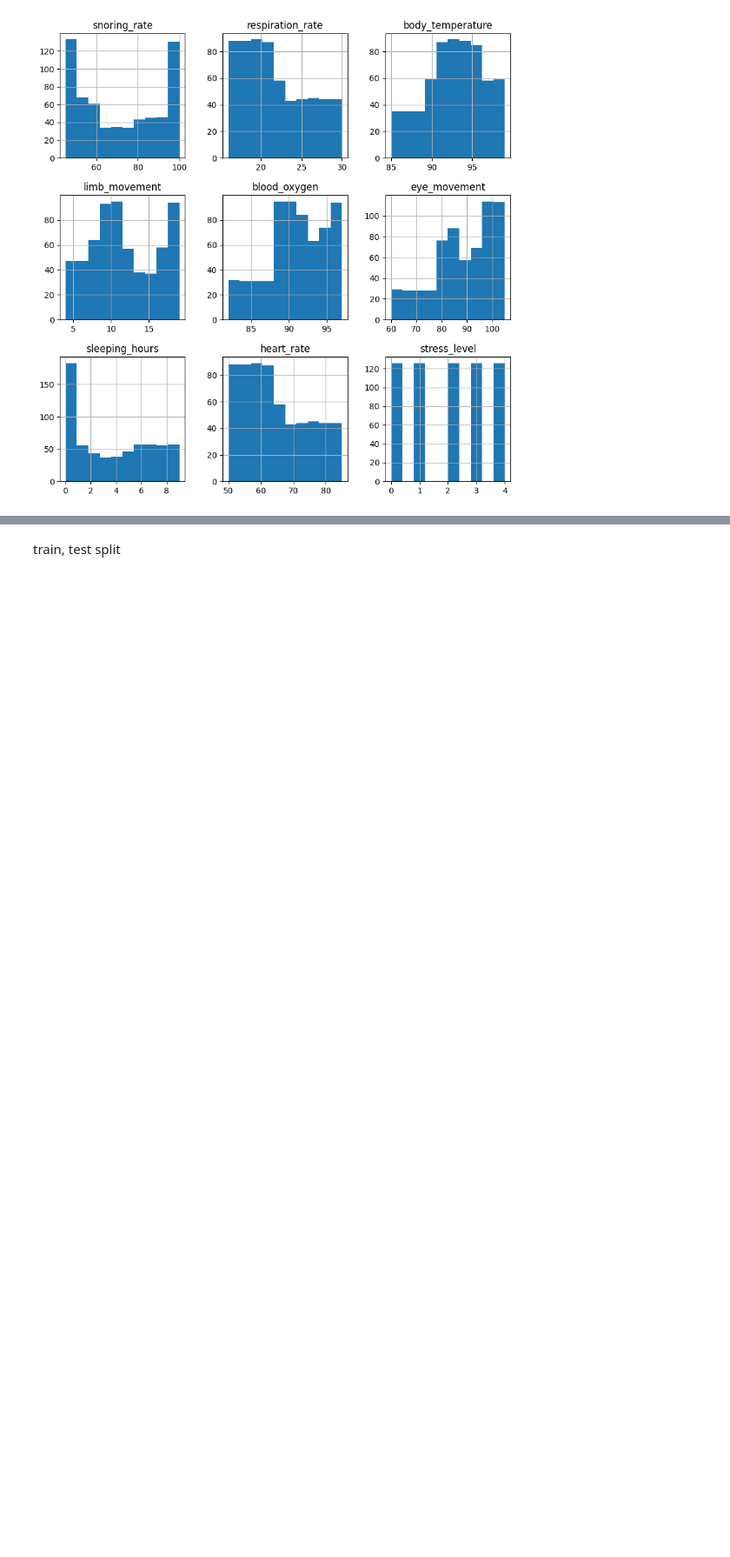
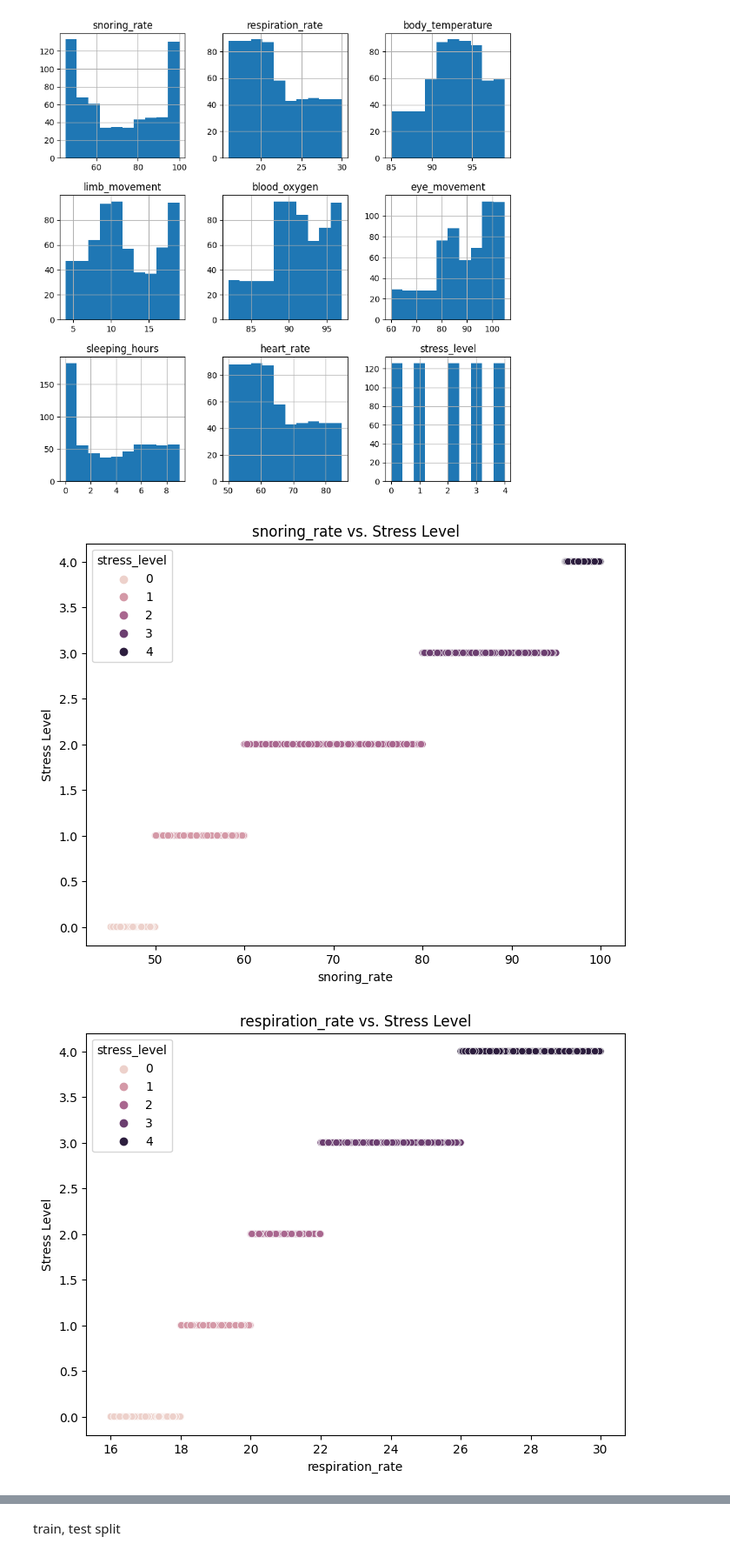
Before and after one commit to LillFrank/MLStressDetectionProj, a Jupyter notebook: MLProj.ipynb, the cells around one changed output, grey strips where cells are left out. Shown at 87% size. Drawn from its saved outputs; the diff is of its cells as text; code cells hidden in the pictures; blank space fills up the shorter version.

```diff
--- a/MLProj.ipynb
+++ b/MLProj.ipynb
@@ -169,3 +169,14 @@ array([[<Axes: title={'center': 'snoring_rate'}>,
         <Axes: title={'center': 'heart_rate'}>,
         <Axes: title={'center': 'stress_level'}>]], dtype=object)
 [figure]
+# %%
+for feature in df.columns[:-1]:  # Exclude the target variable 'stress_level'
+    plt.figure(figsize=(8, 6))
+    sns.scatterplot(data=df, x=feature, y='stress_level', hue='stress_level')
+    plt.title(f"{feature} vs. Stress Level")
+    plt.xlabel(feature)
+    plt.ylabel("Stress Level")
+    plt.show()
+# %% [output]
+[figure, added]
+[figure, added]
```
Also changed, not shown: parts of 11 cells of this notebook.
